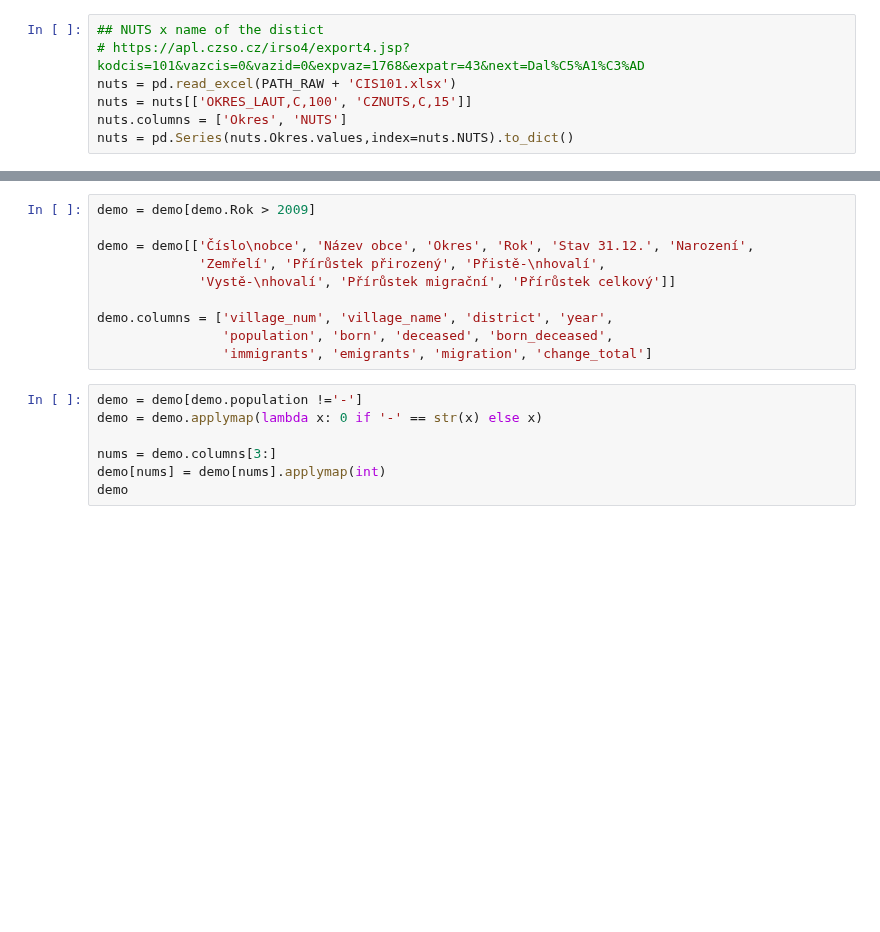
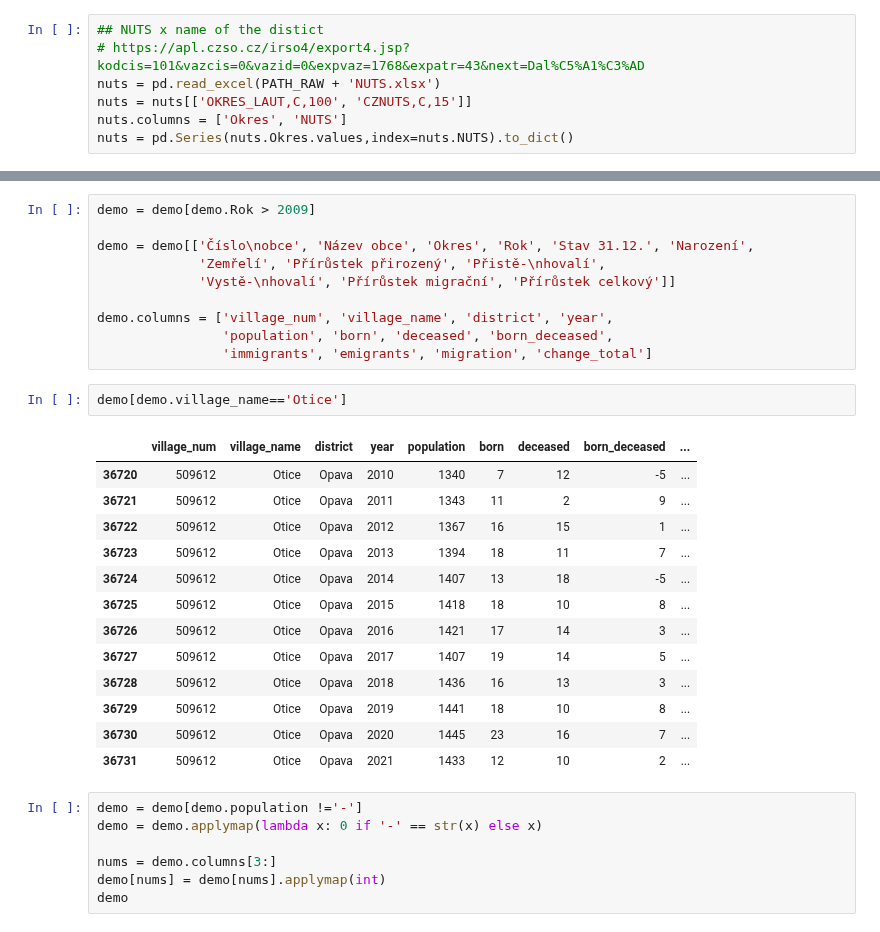
Before and after one commit to opendatalabcz/mapa-zdravi, a Jupyter notebook: src/scripts/demographics.ipynb, the cells around one changed output, grey strips where cells are left out. Drawn from its saved outputs; the diff is of its cells as text; blank space fills up the shorter version.

```diff
--- a/src/scripts/demographics.ipynb
+++ b/src/scripts/demographics.ipynb
@@ -22,7 +22,7 @@ PATH_POPULATION = PATH_RAW+'population/'
 # %%
 ## NUTS x name of the distict
 # https://apl.czso.cz/irso4/export4.jsp?kodcis=101&vazcis=0&vazid=0&expvaz=1768&expatr=43&next=Dal%C5%A1%C3%AD
-nuts = pd.read_excel(PATH_RAW + 'CIS101.xlsx')
+nuts = pd.read_excel(PATH_RAW + 'NUTS.xlsx')
 nuts = nuts[['OKRES_LAUT,C,100', 'CZNUTS,C,15']]
 nuts.columns = ['Okres', 'NUTS']
 nuts = pd.Series(nuts.Okres.values,index=nuts.NUTS).to_dict()
@@ -42,6 +42,22 @@ demo = demo[['Číslo\nobce', 'Název obce', 'Okres', 'Rok', 'Stav 31.12.', 'Nar
 demo.columns = ['village_num', 'village_name', 'district', 'year',
                 'population', 'born', 'deceased', 'born_deceased',
                 'immigrants', 'emigrants', 'migration', 'change_total']
+# %%
+demo[demo.village_name=='Otice']
+# %% [output]
+|  | village_num | village_name | district | year | population | born | deceased | born_deceased | ... |
+| 36720 | 509612 | Otice | Opava | 2010 | 1340 | 7 | 12 | -5 | ... |
+| 36721 | 509612 | Otice | Opava | 2011 | 1343 | 11 | 2 | 9 | ... |
+| 36722 | 509612 | Otice | Opava | 2012 | 1367 | 16 | 15 | 1 | ... |
+| 36723 | 509612 | Otice | Opava | 2013 | 1394 | 18 | 11 | 7 | ... |
+| 36724 | 509612 | Otice | Opava | 2014 | 1407 | 13 | 18 | -5 | ... |
+| 36725 | 509612 | Otice | Opava | 2015 | 1418 | 18 | 10 | 8 | ... |
+| 36726 | 509612 | Otice | Opava | 2016 | 1421 | 17 | 14 | 3 | ... |
+| 36727 | 509612 | Otice | Opava | 2017 | 1407 | 19 | 14 | 5 | ... |
+| 36728 | 509612 | Otice | Opava | 2018 | 1436 | 16 | 13 | 3 | ... |
+| 36729 | 509612 | Otice | Opava | 2019 | 1441 | 18 | 10 | 8 | ... |
+| 36730 | 509612 | Otice | Opava | 2020 | 1445 | 23 | 16 | 7 | ... |
+| 36731 | 509612 | Otice | Opava | 2021 | 1433 | 12 | 10 | 2 | ... |
 # %%
 demo = demo[demo.population !='-']
 demo = demo.applymap(lambda x: 0 if '-' == str(x) else x)
```
Also changed, not shown: parts of 3 cells of this notebook, 2 other files.
